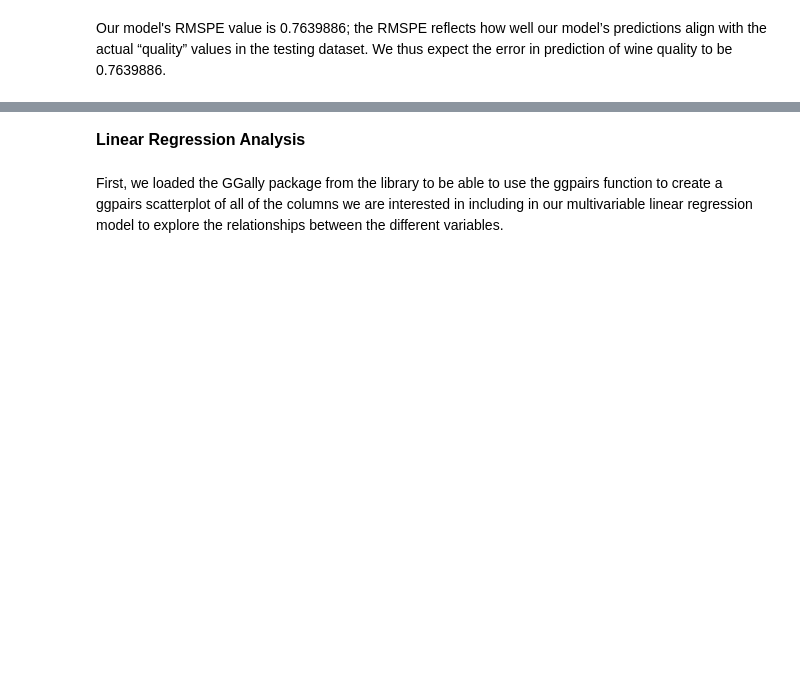
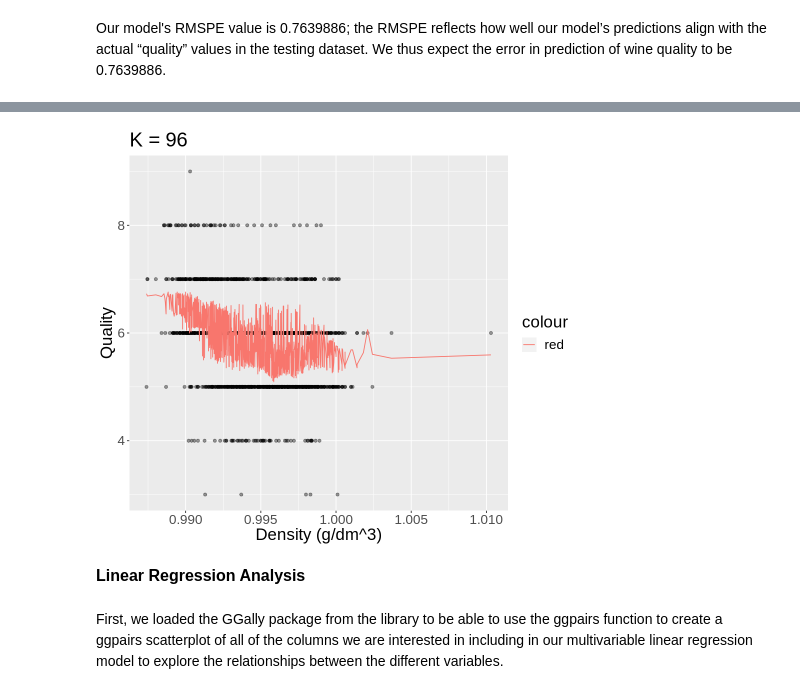
Before and after one commit to NataliaGarciaArias/dsci_group_project, a Jupyter notebook: kevin_edit_proposal-2.ipynb, the cells around one changed output, grey strips where cells are left out. Saved outputs shown, nothing was run; the diff lists cells and outputs as text; code cells hidden in the pictures; blank space fills up the shorter version.

```diff
--- a/kevin_edit_proposal-2.ipynb
+++ b/kevin_edit_proposal-2.ipynb
@@ -528,3 +605,18 @@ A tibble: 1624 × 14
+# %%
+#create a plot showing the predicted values of the quality for the test set based on the density
+options(repr.plot.width = 8, repr.plot.height = 7)
+wine_knn_plot_final_density <- ggplot(wine_testing, aes(x = density, y = quality)) +
+geom_point(alpha = 0.4) +
+geom_line(data = wine_preds,
+          mapping = aes(x = density, y = .pred,
+          color = "red")) +
+xlab("Density (g/dm^3)") +
+ylab("Quality") +
+ggtitle("K = 96") +
+theme(text = element_text(size = 20))
+wine_knn_plot_final_density
+# %% [output]
+[figure, added]
 # %% [markdown]
 <font size="3">**Linear Regression Analysis**</font>
 # %% [markdown]
```
Also changed, not shown: parts of 20 cells of this notebook.
